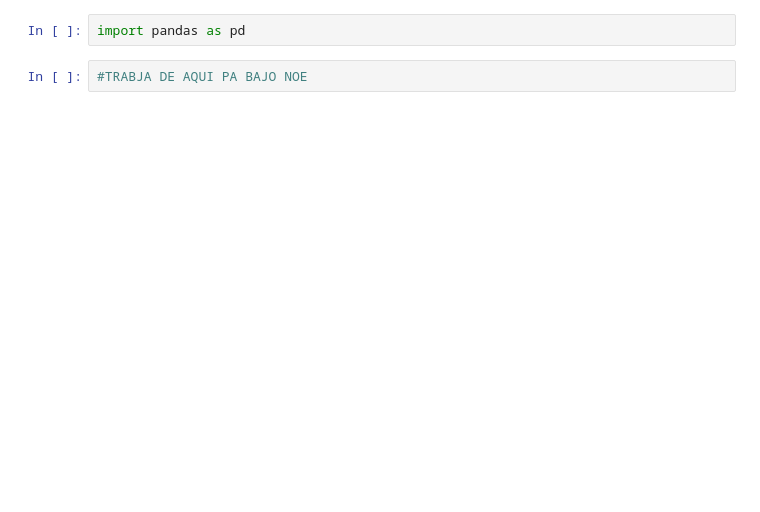
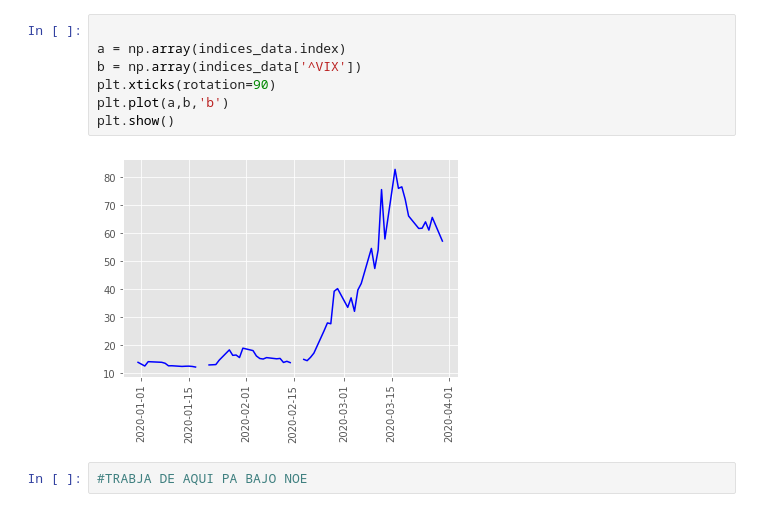
Before and after one commit to douglasparism/Proyecto_SIMFIN, a Jupyter notebook: Proyecto_PT.ipynb, the cells around one changed output. Drawn from its saved outputs; the diff is of its cells as text; blank space fills up the shorter version.

```diff
--- a/Proyecto_PT.ipynb
+++ b/Proyecto_PT.ipynb
@@ -65,4 +65,11 @@ rend_oil.plot()
-# %%
-import pandas as pd
+# %%
+
+a = np.array(indices_data.index)
+b = np.array(indices_data['^VIX'])
+plt.xticks(rotation=90)
+plt.plot(a,b,'b')
+plt.show()
+# %% [output]
+[figure, added]
 # %%
 #TRABJA DE AQUI PA BAJO NOE
```
Also changed, not shown: parts of 19 cells of this notebook, 1 other file.
